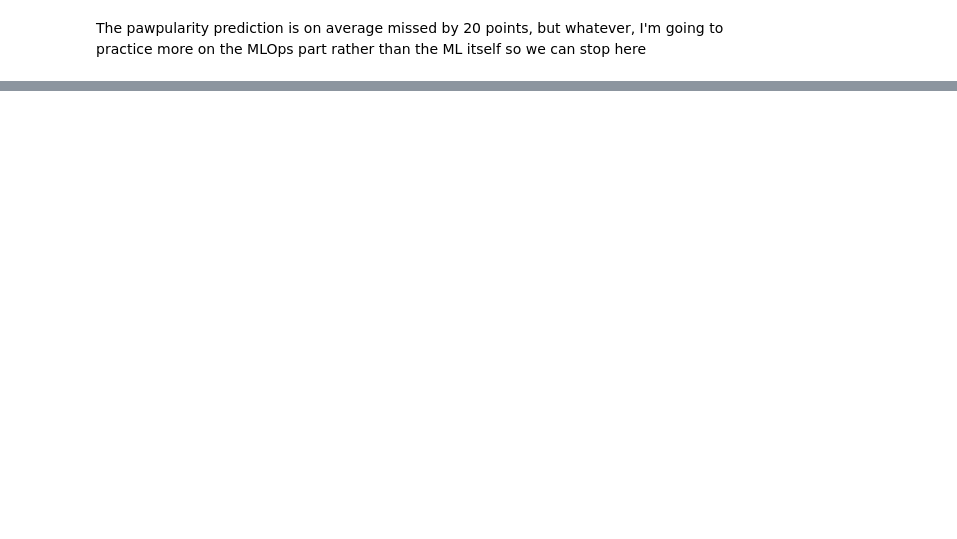
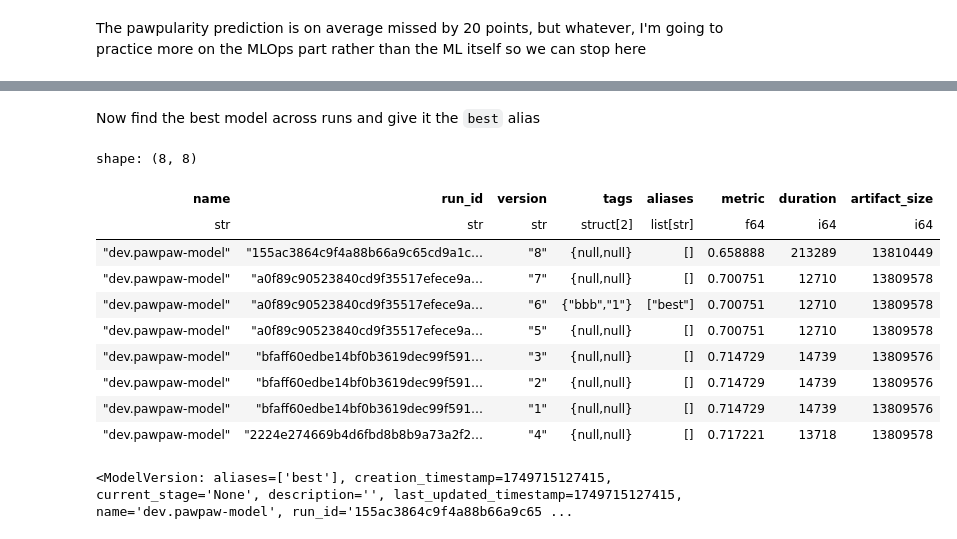
Before and after one commit to AndhikaWB/pawpularity-contest-dtc, a Jupyter notebook: notebook_mlflow.ipynb, the cells around one changed output, grey strips where cells are left out. Drawn from its saved outputs; the diff is of its cells as text; code cells hidden in the pictures; blank space fills up the shorter version.

Commit message:
Auto-register model and add best alias

```diff
--- a/notebook_mlflow.ipynb
+++ b/notebook_mlflow.ipynb
@@ -42,9 +42,12 @@ tags = {
     'type': 'CNN'
 }
 
+exp_name = 'pawpaw-experiment'
+reg_model_name = 'dev.pawpaw-model'
+
 # Set MLFlow to track current experiment
 mlflow.set_tracking_uri('http://localhost:5000')
-mlflow.set_experiment('pawpaw-experiment')
+mlflow.set_experiment(exp_name)
 mlflow.enable_system_metrics_logging()
 # %%
 # Use dict so we can iterate the keys if needed
@@ -425,7 +428,7 @@ For examples on how to use Fabric on distributed setup, refer to [this link](htt
 
 See also Fabric [methods](https://lightning.ai/docs/fabric/2.5.1/api/fabric_methods.html), [model hook](https://lightning.ai/docs/fabric/2.5.1/guide/lightning_module.html), [callbacks](https://lightning.ai/docs/fabric/2.5.1/guide/callbacks.html), [launch function](https://lightning.ai/docs/fabric/2.5.1/fundamentals/notebooks.html), and [model saving](https://lightning.ai/docs/fabric/2.5.1/guide/checkpoint/checkpoint.html). Those may be different from my current implementation
 # %%
-with mlflow.start_run():
+with mlflow.start_run() as run:
     # Logs for current and all epochs
     logs = {}
     history = {}
@@ -503,7 +506,7 @@ with mlflow.start_run():
 
             mlflow.pytorch.log_model(
                 model,
-                artifact_path = cfg['model_dir'],
+                artifact_path = 'model',
                 conda_env = 'conda.yaml',
                 signature = mlflow.models.infer_signature(
                     model_input = {
@@ -575,0 +589,68 @@ cb['early_stop'].best_logs
+# %% [markdown]
+Now find the best model across runs and give it the `best` alias
+# %%
+client = mlflow.MlflowClient()
+
+# TODO: Compare 2 models only instead of all models
+# For example, the current best and the latest model
+# This may need to rely on model tags and aliases
+model_result = client.search_model_versions(
+    filter_string = f'name = "{reg_model_name}"'
+)
+
+reg_models = []
+
+for i in model_result:
+    # TODO Check behavior on logged model and nested runs
+    run_result = client.get_run(i.run_id)
+
+    # Values to compare across models
+    metric = run_result.data.metrics.get(cfg['monitor'], None)
+    duration = run_result.info.end_time - run_result.info.start_time
+
+    # Also get model artifact size
+    artifact_size = 0
+    for j in client.list_artifacts(i.run_id):
+        artifact_size += j.file_size if j.file_size else 0
+
+    reg_models.append({
+        'name': i.name,
+        'run_id': i.run_id,
+        'version': i.version,
+        'tags': i.tags,
+        # Sometimes a protobuf object is returned
+        'aliases': list(i.aliases),
+        'metric': metric,
+        'duration': duration,
+        'artifact_size': artifact_size
+    })
+
+reg_models = pl.DataFrame(reg_models)
+reg_models = reg_models.sort('metric', 'artifact_size')
+reg_models
+# %% [output]
+shape: (8, 8)
+| name | run_id | version | tags | aliases | metric | duration | artifact_size |
+| str | str | str | struct[2] | list[str] | f64 | i64 | i64 |
+| "dev.pawpaw-model" | "155ac3864c9f4a88b66a9c65cd9a1c… | "8" | {null,null} | [] | 0.658888 | 213289 | 13810449 |
+| "dev.pawpaw-model" | "a0f89c90523840cd9f35517efece9a… | "7" | {null,null} | [] | 0.700751 | 12710 | 13809578 |
+| "dev.pawpaw-model" | "a0f89c90523840cd9f35517efece9a… | "6" | {"bbb","1"} | ["best"] | 0.700751 | 12710 | 13809578 |
+| "dev.pawpaw-model" | "a0f89c90523840cd9f35517efece9a… | "5" | {null,null} | [] | 0.700751 | 12710 | 13809578 |
+| "dev.pawpaw-model" | "bfaff60edbe14bf0b3619dec99f591… | "3" | {null,null} | [] | 0.714729 | 14739 | 13809576 |
+| "dev.pawpaw-model" | "bfaff60edbe14bf0b3619dec99f591… | "2" | {null,null} | [] | 0.714729 | 14739 | 13809576 |
+| "dev.pawpaw-model" | "bfaff60edbe14bf0b3619dec99f591… | "1" | {null,null} | [] | 0.714729 | 14739 | 13809576 |
+| "dev.pawpaw-model" | "2224e274669b4d6fbd8b8b9a73a2f2… | "4" | {null,null} | [] | 0.717221 | 13718 | 13809578 |
+# %%
+best_version = reg_models.item(0, 'version')
+
+# Give the "best" alias to a specific model version
+client.set_registered_model_alias(
+    reg_model_name,
+    alias = 'best',
+    version = best_version
+)
+
+# Check if the new alias is registered properly
+client.get_model_version_by_alias(reg_model_name, 'best')
+# %% [output]
+<ModelVersion: aliases=['best'], creation_timestamp=1749715127415, current_stage='None', description='', last_updated_timestamp=1749715127415, name='dev.pawpaw-model', run_id='155ac3864c9f4a88b66a9c65 ...
```
Also changed, not shown: parts of 3 cells of this notebook, 7 other files.
